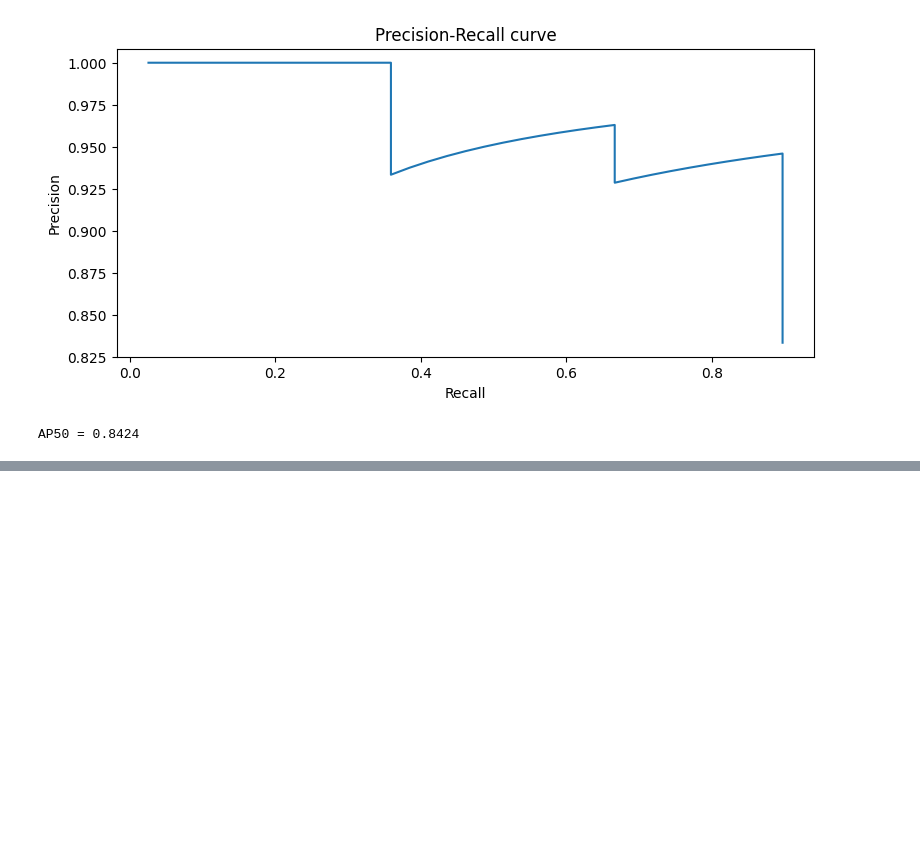
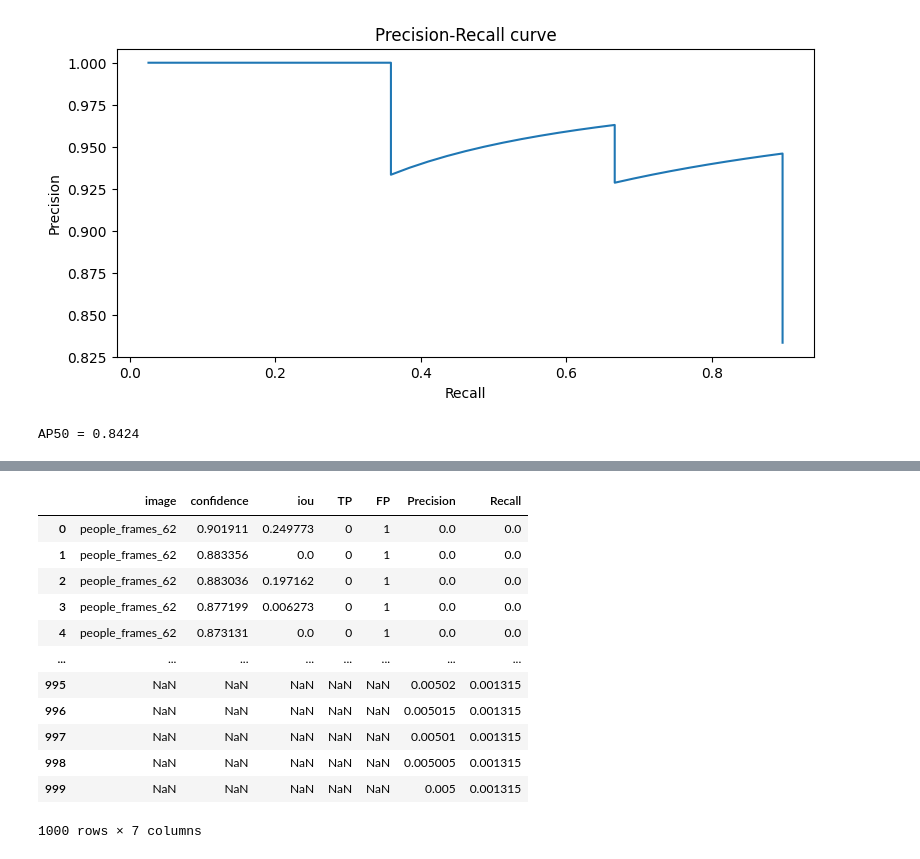
Before and after one commit to helenprokonina/Yolov8Training, a Jupyter notebook: compare_sahi.ipynb, the cells around one changed output, grey strips where cells are left out. Drawn from its saved outputs; the diff is of its cells as text; code cells hidden in the pictures; blank space fills up the shorter version.

Commit message:
wrote AP50 for banch of images

```diff
--- a/compare_sahi.ipynb
+++ b/compare_sahi.ipynb
@@ -123,7 +88,0 @@ for i, result in enumerate(results):
-# %%
-for result in results:
-    pr_box=result['bbox'].copy()
-    print(id(pr_box))
-    print(id(result['bbox']))
-    print(result['bbox'])
-    pr_box=tlwh_tlbr(pr_box)
@@ -148,2 +88,0 @@ for result in results:
-# %%
-num_gt = len(gt_boxes)
@@ -175,5 +88,0 @@ predicted_boxes
-# %%
-#compute precision and recall
-for i, row in predicted_boxes.iterrows():
-    predicted_boxes.loc[i]['Precision']=predicted_boxes[:i+1]['TP'].sum()/len(predicted_boxes[:i+1])
-    predicted_boxes.loc[i]['Recall']=predicted_boxes[:i+1]['TP'].sum()/num_gt
@@ -303,0 +354,2 @@ AP50 = 0.8424
+# %%
+data = compute_AP50_all("datasets/labels", "sliced_results", "datasets/images")
@@ -303,0 +375,16 @@ AP50 = 0.8424
+# %%
+data
+# %% [output]
+|  | image | confidence | iou | TP | FP | Precision | Recall |
+| 0 | people_frames_62 | 0.901911 | 0.249773 | 0 | 1 | 0.0 | 0.0 |
+| 1 | people_frames_62 | 0.883356 | 0.0 | 0 | 1 | 0.0 | 0.0 |
+| 2 | people_frames_62 | 0.883036 | 0.197162 | 0 | 1 | 0.0 | 0.0 |
+| 3 | people_frames_62 | 0.877199 | 0.006273 | 0 | 1 | 0.0 | 0.0 |
+| 4 | people_frames_62 | 0.873131 | 0.0 | 0 | 1 | 0.0 | 0.0 |
+| ... | ... | ... | ... | ... | ... | ... | ... |
+| 995 | NaN | NaN | NaN | NaN | NaN | 0.00502 | 0.001315 |
+| 996 | NaN | NaN | NaN | NaN | NaN | 0.005015 | 0.001315 |
+| 997 | NaN | NaN | NaN | NaN | NaN | 0.00501 | 0.001315 |
+| 998 | NaN | NaN | NaN | NaN | NaN | 0.005005 | 0.001315 |
+| 999 | NaN | NaN | NaN | NaN | NaN | 0.005 | 0.001315 |
+1000 rows × 7 columns
```
Also changed, not shown: parts of 17 cells of this notebook.
